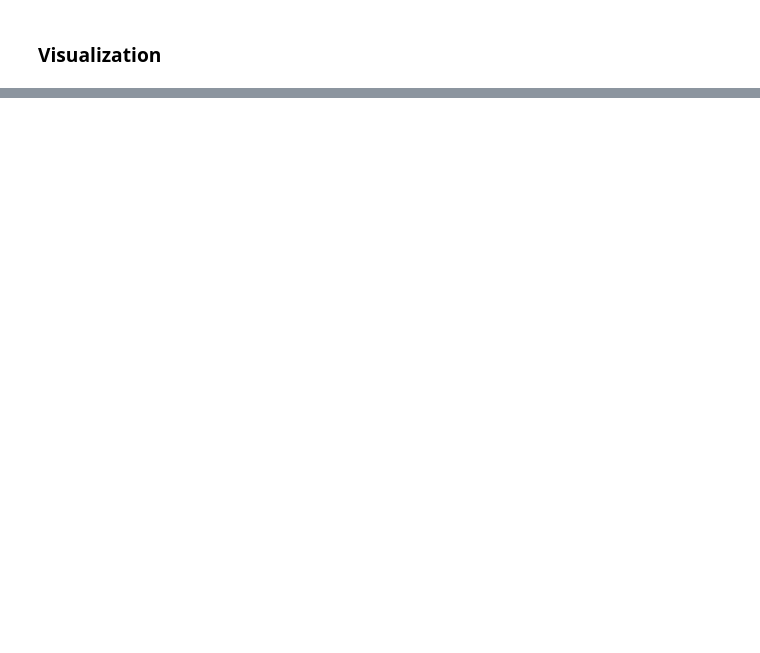
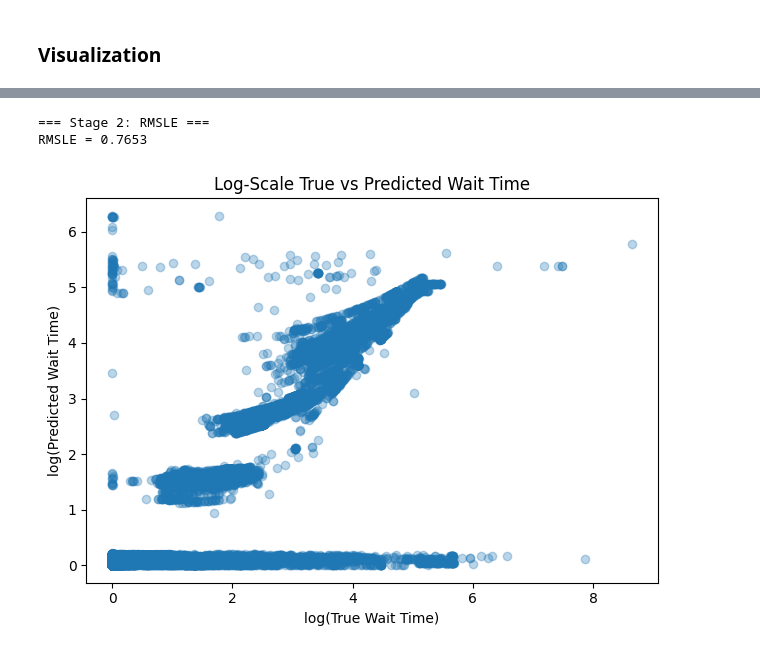
Before and after one commit to Jiachen-Cong-UIUC/STAT427-Jiachen-Cong, a Jupyter notebook: Job Submission Behavior & Execution Schedules & Queue Modeling.ipynb, the cells around one changed output, grey strips where cells are left out. Saved outputs shown, nothing was run; the diff lists cells and outputs as text; code cells hidden in the pictures; blank space fills up the shorter version.

```diff
--- a/Job Submission Behavior & Execution Schedules & Queue Modeling.ipynb
+++ b/Job Submission Behavior & Execution Schedules & Queue Modeling.ipynb
@@ -760,0 +774,35 @@ plt.show()
+# %%
+# ============================================================
+# RMSLE (Root Mean Squared Log Error)
+# ============================================================
+
+from sklearn.metrics import mean_squared_log_error
+import numpy as np
+
+# RMSLE requires non-negative predictions
+y_true = y_test_time.clip(lower=0)
+y_pred = predicted_wait_time.clip(lower=0)
+
+rmsle = np.sqrt(mean_squared_log_error(y_true, y_pred))
+
+print("\n=== Stage 2: RMSLE ===")
+print(f"RMSLE = {rmsle:.4f}")
+
+
+
+
+plt.figure()
+plt.scatter(
+    np.log1p(result_df["TrueWaitHr"]),
+    np.log1p(result_df["PredWaitHr"]),
+    alpha=0.3
+)
+plt.xlabel("log(True Wait Time)")
+plt.ylabel("log(Predicted Wait Time)")
+plt.title("Log-Scale True vs Predicted Wait Time")
+plt.tight_layout()
+plt.show()
+# %% [output]
+=== Stage 2: RMSLE ===
+RMSLE = 0.7653
+[figure, added]
```
Also changed, not shown: parts of 2 cells of this notebook.
